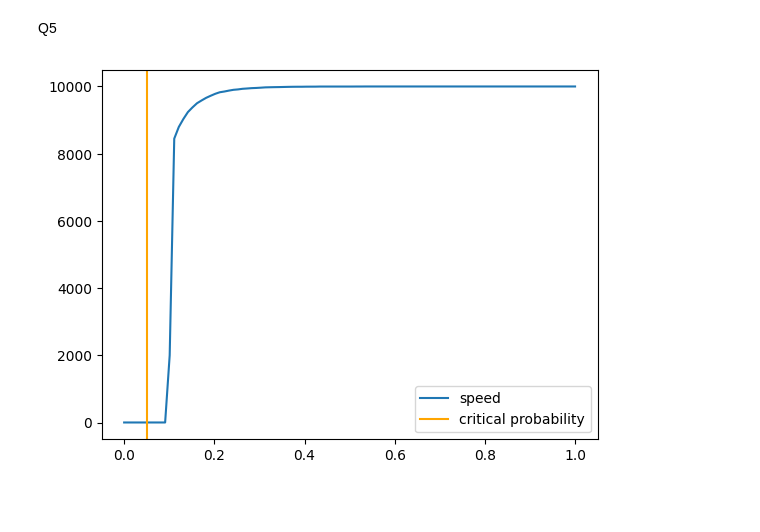
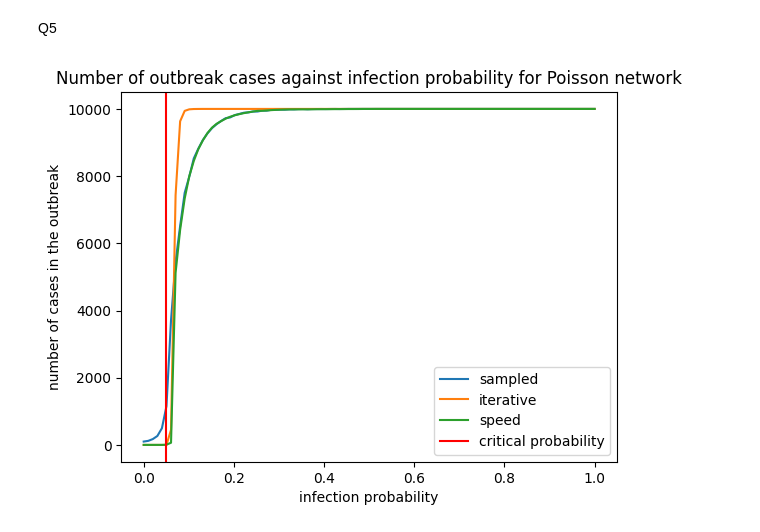
Before and after one commit to ChloeYiu/Network-Friendship-Disease, a Jupyter notebook: week_three.ipynb, the cells around one changed output. Cells and saved outputs as stored; diff of their text form; code cells hidden in the pictures; blank space fills up the shorter version.

```diff
--- a/week_three.ipynb
+++ b/week_three.ipynb
@@ -317,10 +335,9 @@ def c_lambda(c_i_k, infection_probi):
 
     return sum(probability_array*c_i_k)
 # %%
-infection_probi_array = np.linspace(0, 1, 100)
+# Poisson
 i = 0
-poisson_network_new = Poisson_Network(10000, 20)
-poisson_c_i_k = one_sweep_outbreak_size(poisson_network_new, i)
+poisson_c_i_k = one_sweep_outbreak_size(poisson_network, i)
 outbreak_size = []
 
 for infection_probi in infection_probi_array:
@@ -328,10 +345,17 @@ for infection_probi in infection_probi_array:
     outbreak_size.append(c_lambda_val)
 
 outbreak_size = np.array(outbreak_size)
-# %%
-plt.plot(infection_probi_array, outbreak_size, label="speed")
-plt.axvline(critical_probi_poisson, label="critical probability", color="orange")
-plt.legend()
-plt.show()
-# %% [output]
-[figure, removed]
+# %%
+critical_probi_poisson = 0.05
+
+plt.plot(infection_probi_array, case_outbreak_array, label="sampled")
+plt.plot(infection_probi_array, iterative_case_outbreak_array, label="iterative")
+plt.plot(infection_probi_array, outbreak_size, label="speed")
+plt.axvline(critical_probi_poisson, label="critical probability", color="red")
+plt.legend()
+plt.xlabel("infection probability")
+plt.ylabel("number of cases in the outbreak")
+plt.title("Number of outbreak cases against infection probability for Poisson network")
+plt.show()
+# %% [output]
+[figure, added]
```
Also changed, not shown: parts of 11 cells of this notebook.
